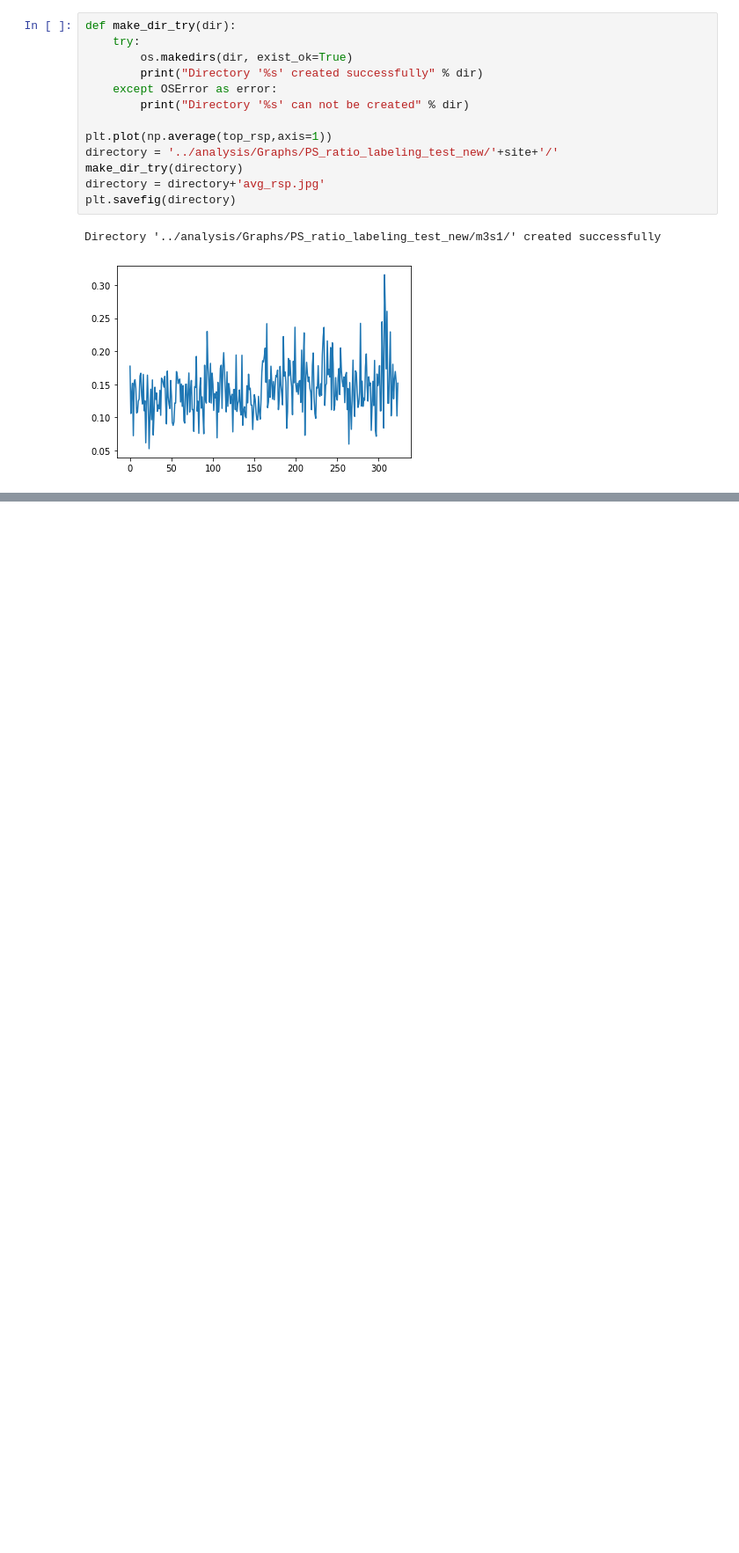
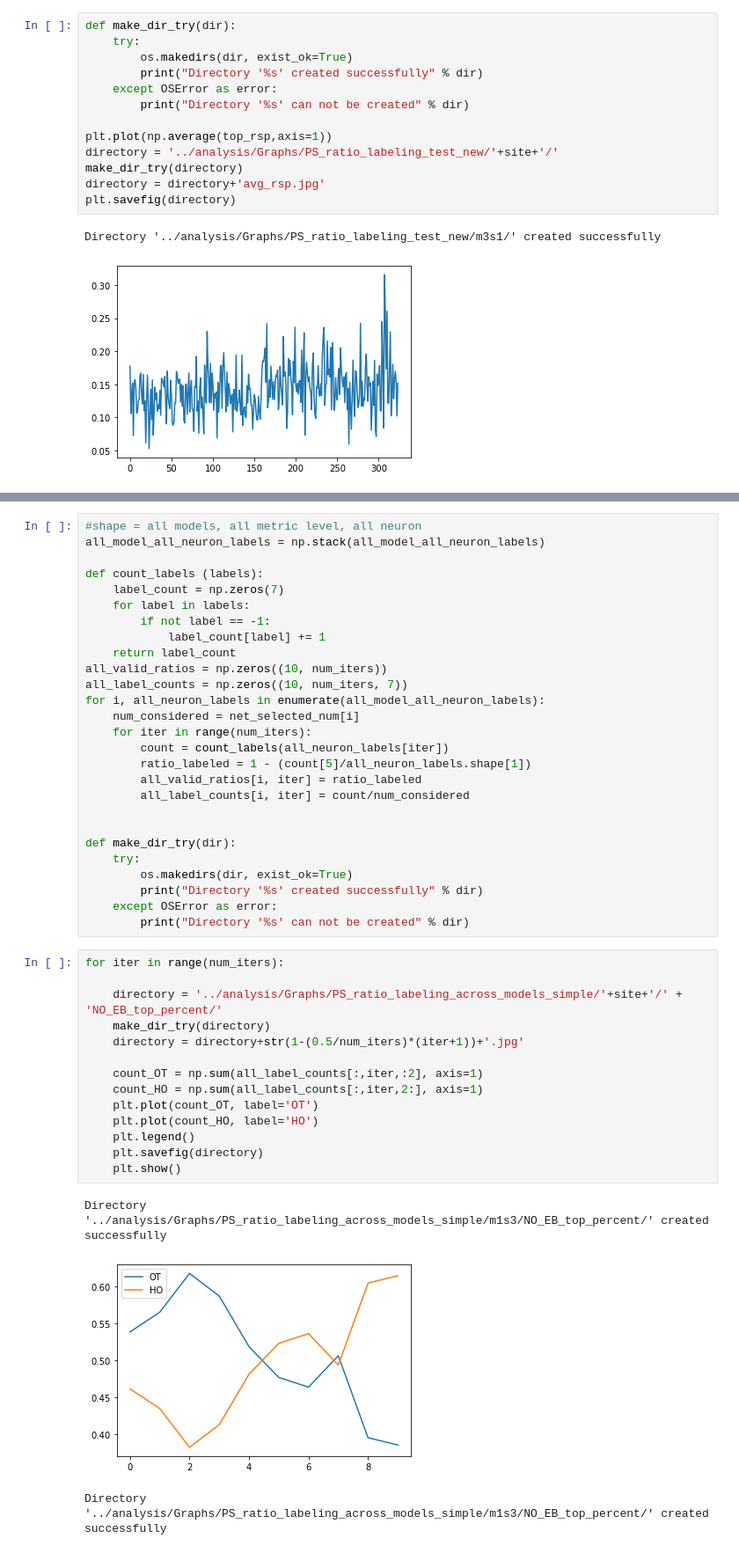
Before and after one commit to leelabcnbc/CNN_Tang_project, a Jupyter notebook: scripts/pattern_stimulus_test.ipynb, the cells around one changed output, grey strips where cells are left out. Shown at 88% size. Saved outputs shown, nothing was run; the diff lists cells and outputs as text; blank space fills up the shorter version.

```diff
--- a/scripts/pattern_stimulus_test.ipynb
+++ b/scripts/pattern_stimulus_test.ipynb
@@ -250,0 +302,45 @@ for iter in tqdm(range(num_iters)):
+# %%
+#shape = all models, all metric level, all neuron
+all_model_all_neuron_labels = np.stack(all_model_all_neuron_labels)
+
+def count_labels (labels):
+    label_count = np.zeros(7)
+    for label in labels:
+        if not label == -1:
+            label_count[label] += 1
+    return label_count
+all_valid_ratios = np.zeros((10, num_iters))
+all_label_counts = np.zeros((10, num_iters, 7))
+for i, all_neuron_labels in enumerate(all_model_all_neuron_labels):
+    num_considered = net_selected_num[i]
+    for iter in range(num_iters):
+        count = count_labels(all_neuron_labels[iter])
+        ratio_labeled = 1 - (count[5]/all_neuron_labels.shape[1])
+        all_valid_ratios[i, iter] = ratio_labeled
+        all_label_counts[i, iter] = count/num_considered
+
+
+def make_dir_try(dir):
+    try:
+        os.makedirs(dir, exist_ok=True)
+        print("Directory '%s' created successfully" % dir)
+    except OSError as error:
+        print("Directory '%s' can not be created" % dir)
+# %%
+for iter in range(num_iters):
+
+    directory = '../analysis/Graphs/PS_ratio_labeling_across_models_simple/'+site+'/' + 'NO_EB_top_percent/'
+    make_dir_try(directory)
+    directory = directory+str(1-(0.5/num_iters)*(iter+1))+'.jpg'
+
+    count_OT = np.sum(all_label_counts[:,iter,:2], axis=1)
+    count_HO = np.sum(all_label_counts[:,iter,2:], axis=1)
+    plt.plot(count_OT, label='OT')
+    plt.plot(count_HO, label='HO')
+    plt.legend()
+    plt.savefig(directory)
+    plt.show()
+# %% [output]
+Directory '../analysis/Graphs/PS_ratio_labeling_across_models_simple/m1s3/NO_EB_top_percent/' created successfully
+[figure, added]
+Directory '../analysis/Graphs/PS_ratio_labeling_across_models_simple/m1s3/NO_EB_top_percent/' created successfully
```
Also changed, not shown: parts of 8 cells of this notebook, 23 other files.
